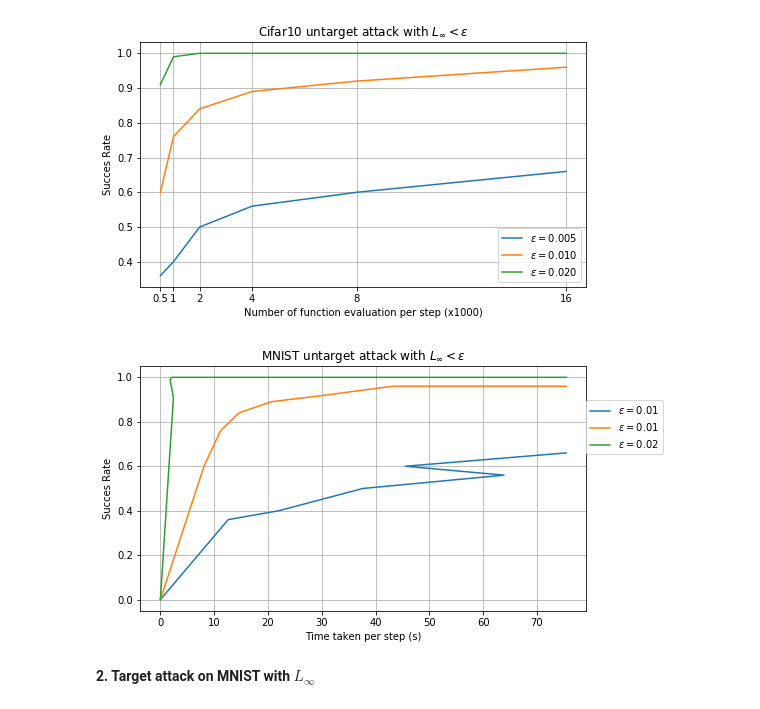
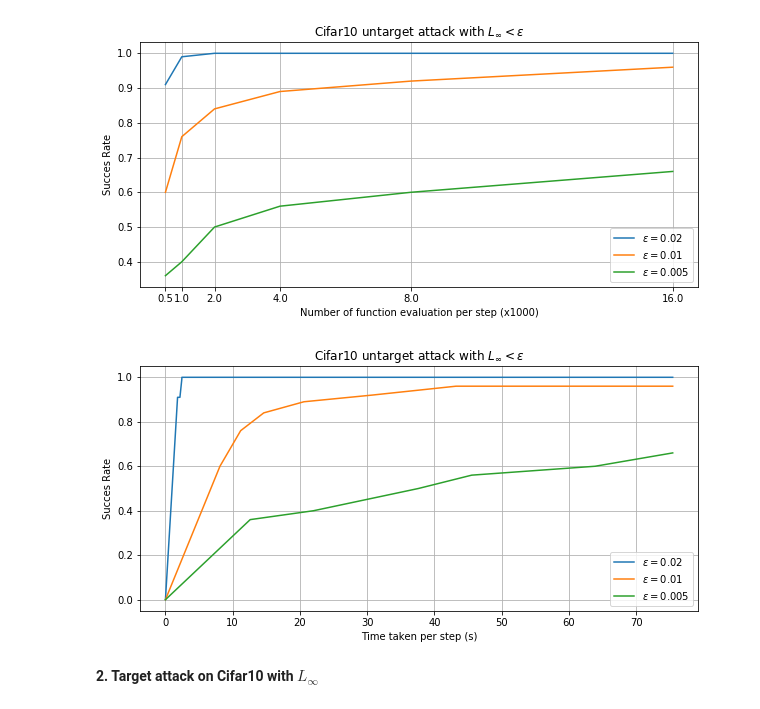
Before and after one commit to f-grimaldi/AdvAttack, a Jupyter notebook: results/ClassicZSCG/ZSCG_Cifar10_results_analysis.ipynb, the cells around one changed output. Cells and saved outputs as stored; diff of their text form; code cells hidden in the pictures.

Commit message:
updated results, fixed minor bug in evaluation.py when using L2 and target attack

```diff
--- a/results/ClassicZSCG/ZSCG_Cifar10_results_analysis.ipynb
+++ b/results/ClassicZSCG/ZSCG_Cifar10_results_analysis.ipynb
@@ -23,0 +21,7 @@ df005
+# %%
+CUI = pd.read_csv('CUI.csv', index_col=0)
+print('MUI has shape: {}'.format(CUI.shape))
+epsilon_list = list(CUI.Epsilon.unique())
+print('The upper bounds on the norm are:\n{}'.format(epsilon_list))
+n_gradient = sorted(list(CUI.NGradient.unique()))
+CUI.head()
@@ -24,38 +38,35 @@ df005
 # %%
-fig = plt.figure(figsize=(8, 4.5))
+fig = plt.figure(figsize=(10, 4.5))
 plt.title('Cifar10 untarget attack with $L_{\infty} < \epsilon$')
-plt.plot(df005['# Gradient Estimation'], df005['Succes Rate'], label=r'$\epsilon = 0.005$')
-plt.plot(df01['# Gradient Estimation'], df01['Succes Rate'], label=r'$\epsilon = 0.010$')
-plt.plot(df02['# Gradient Estimation'], df02['Succes Rate'], label=r'$\epsilon = 0.020$')
+for eps in epsilon_list:
+    c = CUI.Epsilon == eps
+    plt.plot(CUI.NGradient[c], CUI.SuccesRate[c], label = r'$\epsilon = {}$'.format(eps))
 plt.ylabel('Succes Rate')
 plt.xlabel('Number of function evaluation per step (x1000)')
-plt.xticks( [500, 1000, 2000, 4000, 8000, 16000], [0.5, 1, 2, 4, 8, 16], rotation=0)
+plt.xticks(n_gradient, np.array(n_gradient)/1000, rotation=0)
 plt.legend()
 plt.grid()
 plt.show()
 # %% [output]
-[figure, old version]
+[figure, new version]
 # %%
-max_time = [df005['Time per attack'].max()]
+max_time = CUI.MeanTime.max()
+def SR(df):
+    return [0] + df.SuccesRate.tolist() + [df.SuccesRate.max()]
+def Time(df):
+    return sorted([0] + df.MeanTime.tolist() + [max_time])
 
-def SR(df):
-    return [0] + df['Succes Rate'].tolist() + [df['Succes Rate'].max()]
-
-
-
-
-fig = plt.figure(figsize=(8, 4.5))
-plt.title('MNIST untarget attack with $L_{\infty} < \epsilon$')
-plt.plot([0] + df005['Time per attack'].tolist() + max_time, SR(df005), label=r'$\epsilon = 0.01$')
-plt.plot([0] + df01['Time per attack'].tolist() + max_time, SR(df01), label=r'$\epsilon = 0.01$')
-plt.plot([0] + df02['Time per attack'].tolist() + max_time, SR(df02), label=r'$\epsilon = 0.02$')
-
+fig = plt.figure(figsize=(10, 4.5))
+plt.title('Cifar10 untarget attack with $L_{\infty} < \epsilon$')
+for eps in epsilon_list:
+    c = CUI.Epsilon == eps
+    plt.plot(Time(CUI[c]), SR(CUI[c]), label = r'$\epsilon = {}$'.format(eps))
 plt.ylabel('Succes Rate')
 plt.xlabel('Time taken per step (s)')
-plt.legend(loc=[1, 0.64])
+plt.legend()
 plt.grid()
 plt.show()
 # %% [output]
-[figure, old version]
+[figure, new version]
 # %% [markdown]
-**2. Target attack on MNIST with** $L_{\infty}$
+**2. Target attack on Cifar10 with** $L_{\infty}$
```
Also changed, not shown: parts of 16 cells of this notebook, 30 other files.
